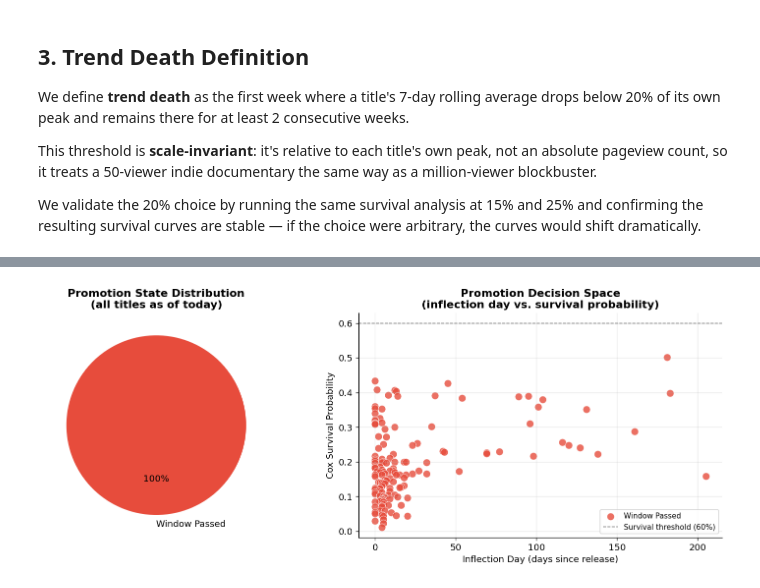
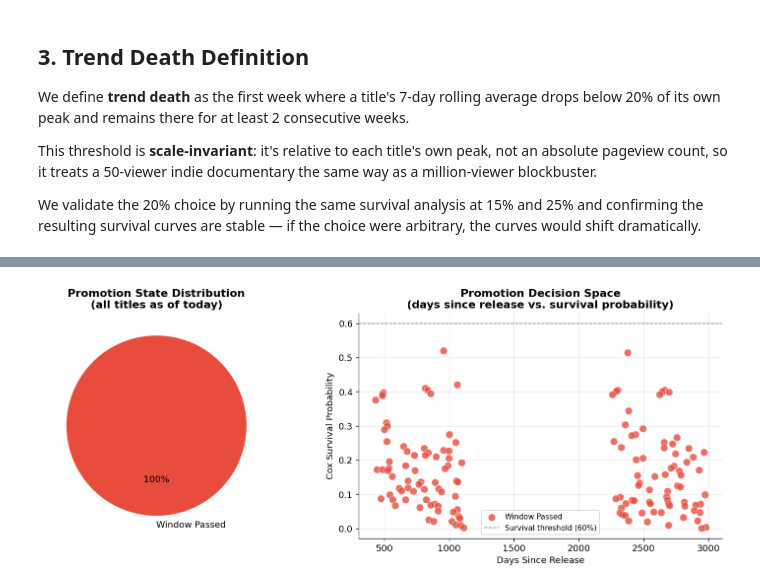
Before and after one commit to AryaAzari/Updated-Content-Shelf-Life_predictor, a Jupyter notebook: analysis.ipynb, the cells around one changed output, grey strips where cells are left out. Cells and saved outputs as stored; diff of their text form; code cells hidden in the pictures.

```diff
--- a/analysis.ipynb
+++ b/analysis.ipynb
@@ -658,26 +594,0 @@ plt.show()
-# %%
-# ── Distribution of inflection days by genre ─────────────────────────────────
-inflection_with_genre = inflection_df.merge(titles_df[["title", "genre"]], on="title", how="left")
-inflection_with_genre = inflection_with_genre.dropna(subset=["inflection_day"])
-
-fig, ax = plt.subplots(figsize=(10, 4))
-for genre, group in inflection_with_genre.groupby("genre"):
-    ax.scatter(
-        group["inflection_day"],
-        [genre] * len(group),
-        color=GENRE_PALETTE.get(genre, "#95a5a6"),
-        s=80, alpha=0.8, zorder=3,
-    )
-    if len(group) > 1:
-        ax.plot(
-            [group["inflection_day"].min(), group["inflection_day"].max()],
-            [genre, genre],
-            color=GENRE_PALETTE.get(genre, "#95a5a6"),
-            linewidth=2, alpha=0.4,
-        )
-
-ax.set_xlabel("Inflection Day (days since release)")
-ax.set_title("Prophet-Detected Inflection Points by Genre\n(day trend starts turning negative)")
-ax.grid(axis="x", alpha=0.3)
-plt.tight_layout()
-plt.show()
@@ -699,7 +607,6 @@ calendar_df = build_content_calendar(
     survival_df=survival_df.assign(**{
         col: model_df[col] for col in feature_cols if col in model_df.columns
     }).fillna(0),
-    inflection_df=inflection_df,
     cox_model=cph,
     feature_columns=feature_cols,
     reference_date="today",
@@ -709,7 +616,6 @@ print("Content Promotion Calendar\n")
 display_cols = [
     "title", "genre", "release_date",
     "predicted_peak_window", "current_survival_prob",
-    "inflection_day", "days_since_release",
     "promotion_state", "recommended_action",
 ]
 available = [c for c in display_cols if c in calendar_df.columns]
@@ -739,39 +645,38 @@ state_colors = {"Promote Now": "#27ae60", "Promote Soon": "#f39c12", "Window Pas
 
 fig, axes = plt.subplots(1, 2, figsize=(13, 5))
 
 # Pie chart of state distribution
 axes[0].pie(
     state_counts.values,
     labels=state_counts.index,
     colors=[state_colors.get(s, "#95a5a6") for s in state_counts.index],
     autopct="%1.0f%%",
     startangle=90,
     textprops={"fontsize": 11},
 )
 axes[0].set_title("Promotion State Distribution\n(all titles as of today)", fontweight="bold")
 
-# Scatter: survival prob vs inflection day, colored by state
-# calendar_df already contains inflection_day from build_content_calendar
+# Scatter: days since release vs survival prob, colored by state
 for state, group in calendar_df.groupby("promotion_state"):
     axes[1].scatter(
-        group["inflection_day"],
+        group["days_since_release"],
         group["current_survival_prob"],
         label=state,
         color=state_colors.get(state, "#95a5a6"),
         s=80, alpha=0.8, edgecolors="white", linewidth=0.5,
     )
 
 axes[1].axhline(config.SURVIVAL_PROMOTE_THRESHOLD, color="gray", linestyle="--",
                 linewidth=1, label=f"Survival threshold ({config.SURVIVAL_PROMOTE_THRESHOLD:.0%})")
-axes[1].set_xlabel("Inflection Day (days since release)")
+axes[1].set_xlabel("Days Since Release")
 axes[1].set_ylabel("Cox Survival Probability")
-axes[1].set_title("Promotion Decision Space\n(inflection day vs. survival probability)", fontweight="bold")
+axes[1].set_title("Promotion Decision Space\n(days since release vs. survival probability)", fontweight="bold")
 axes[1].legend(fontsize=9)
 
 plt.tight_layout()
 plt.show()
 # %% [output]
-[figure, old version]
+[figure, new version]
 # %% [markdown]
 ## Summary & Next Steps
 
```
Also changed, not shown: parts of 23 cells of this notebook, 6 other files.
